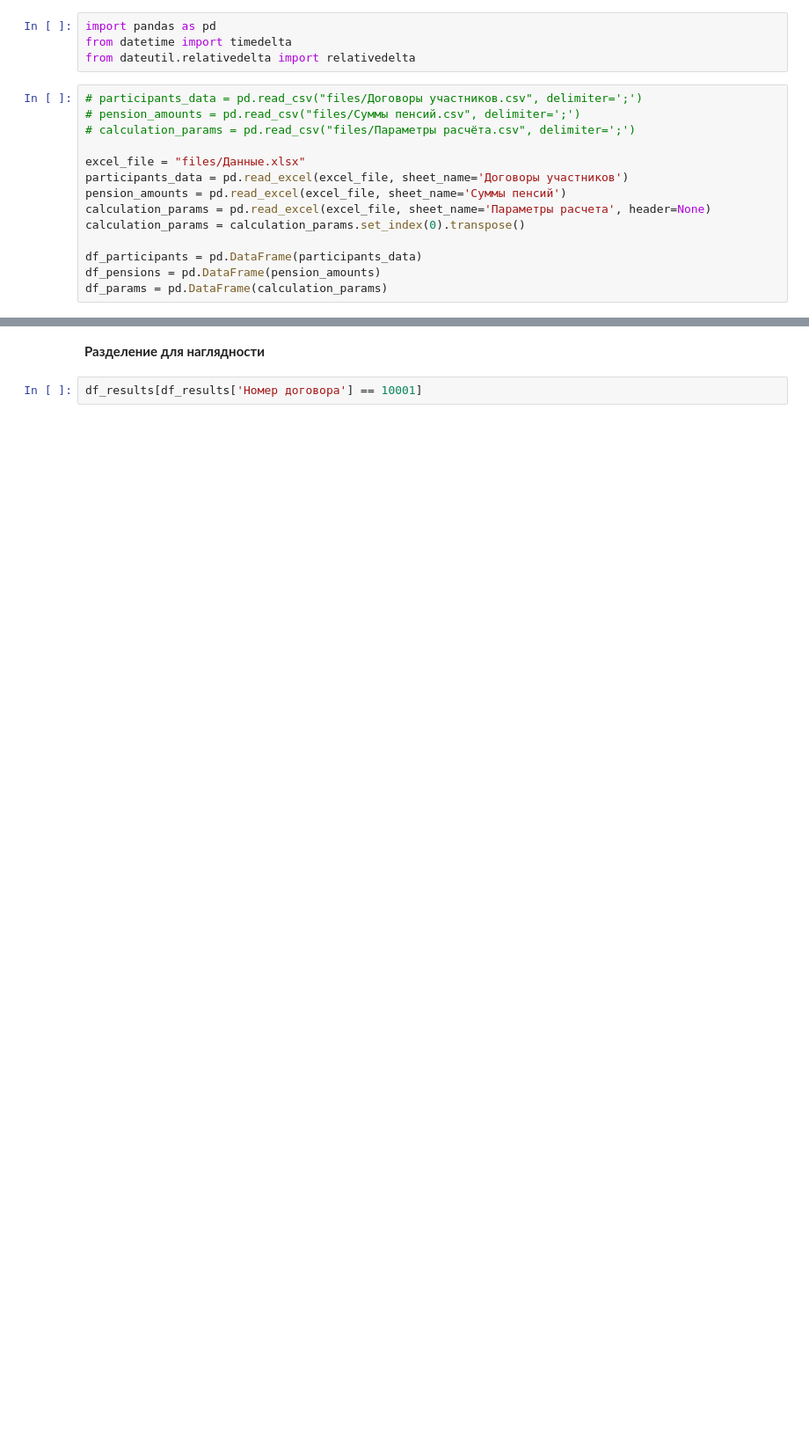
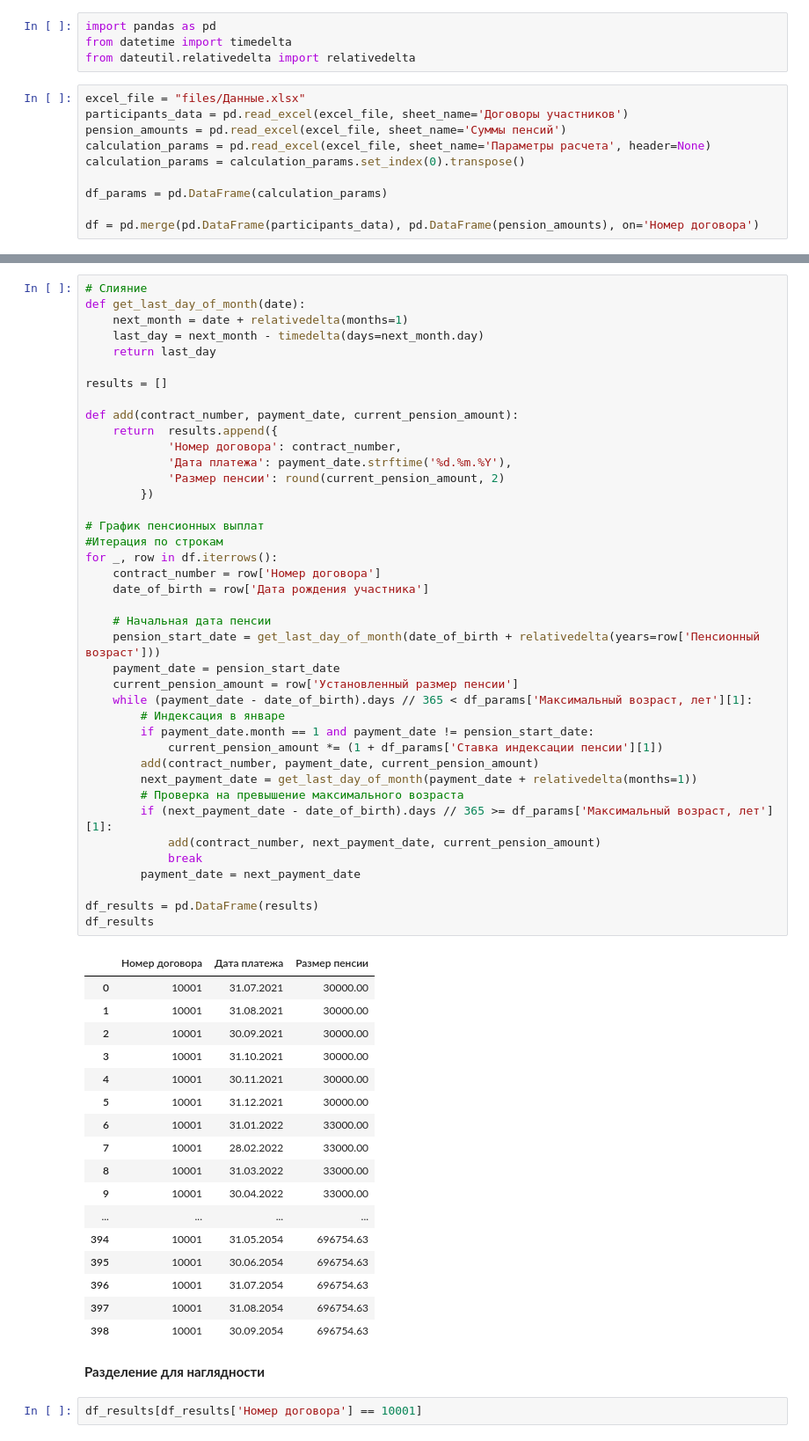
Before and after one commit to BlazeStudio/RTL-Task, a Jupyter notebook: task_1.ipynb, the cells around one changed output, grey strips where cells are left out. Shown at 88% size. Cells and saved outputs as stored; diff of their text form; blank space fills up the shorter version.

```diff
--- a/task_1.ipynb
+++ b/task_1.ipynb
@@ -12,16 +17,12 @@ import pandas as pd
 from datetime import timedelta
 from dateutil.relativedelta import relativedelta
 # %%
-# participants_data = pd.read_csv("files/Договоры участников.csv", delimiter=';')
-# pension_amounts = pd.read_csv("files/Суммы пенсий.csv", delimiter=';')
-# calculation_params = pd.read_csv("files/Параметры расчёта.csv", delimiter=';')
-
 excel_file = "files/Данные.xlsx"
 participants_data = pd.read_excel(excel_file, sheet_name='Договоры участников')
 pension_amounts = pd.read_excel(excel_file, sheet_name='Суммы пенсий')
 calculation_params = pd.read_excel(excel_file, sheet_name='Параметры расчета', header=None)
 calculation_params = calculation_params.set_index(0).transpose()
 
-df_participants = pd.DataFrame(participants_data)
-df_pensions = pd.DataFrame(pension_amounts)
 df_params = pd.DataFrame(calculation_params)
+
+df = pd.merge(pd.DataFrame(participants_data), pd.DataFrame(pension_amounts), on='Номер договора')
@@ -101,3 +29,61 @@ df_results
+# %%
+# Слияние
+def get_last_day_of_month(date):
+    next_month = date + relativedelta(months=1)
+    last_day = next_month - timedelta(days=next_month.day)
+    return last_day
+
+results = []
+
+def add(contract_number, payment_date, current_pension_amount):
+    return  results.append({
+            'Номер договора': contract_number,
+            'Дата платежа': payment_date.strftime('%d.%m.%Y'),
+            'Размер пенсии': round(current_pension_amount, 2)
+        })
+
+# График пенсионных выплат
+#Итерация по строкам
+for _, row in df.iterrows():
+    contract_number = row['Номер договора']
+    date_of_birth = row['Дата рождения участника']
+
+    # Начальная дата пенсии
+    pension_start_date = get_last_day_of_month(date_of_birth + relativedelta(years=row['Пенсионный возраст']))
+    payment_date = pension_start_date
+    current_pension_amount = row['Установленный размер пенсии']
+    while (payment_date - date_of_birth).days // 365 < df_params['Максимальный возраст, лет'][1]:
+        # Индексация в январе
+        if payment_date.month == 1 and payment_date != pension_start_date:
+            current_pension_amount *= (1 + df_params['Ставка индексации пенсии'][1])
+        add(contract_number, payment_date, current_pension_amount)
+        next_payment_date = get_last_day_of_month(payment_date + relativedelta(months=1))
+        # Проверка на превышение максимального возраста
+        if (next_payment_date - date_of_birth).days // 365 >= df_params['Максимальный возраст, лет'][1]:
+            add(contract_number, next_payment_date, current_pension_amount)
+            break
+        payment_date = next_payment_date
+
+df_results = pd.DataFrame(results)
+df_results
+# %% [output]
+|  | Номер договора | Дата платежа | Размер пенсии |
+| 0 | 10001 | 31.07.2021 | 30000.00 |
+| 1 | 10001 | 31.08.2021 | 30000.00 |
+| 2 | 10001 | 30.09.2021 | 30000.00 |
+| 3 | 10001 | 31.10.2021 | 30000.00 |
+| 4 | 10001 | 30.11.2021 | 30000.00 |
+| 5 | 10001 | 31.12.2021 | 30000.00 |
+| 6 | 10001 | 31.01.2022 | 33000.00 |
+| 7 | 10001 | 28.02.2022 | 33000.00 |
+| 8 | 10001 | 31.03.2022 | 33000.00 |
+| 9 | 10001 | 30.04.2022 | 33000.00 |
+| ... | ... | ... | ... |
+| 394 | 10001 | 31.05.2054 | 696754.63 |
+| 395 | 10001 | 30.06.2054 | 696754.63 |
+| 396 | 10001 | 31.07.2054 | 696754.63 |
+| 397 | 10001 | 31.08.2054 | 696754.63 |
+| 398 | 10001 | 30.09.2054 | 696754.63 |
 # %% [markdown]
 **Разделение для наглядности**
 # %%
```
Also changed, not shown: parts of 4 cells of this notebook, 7 other files.
